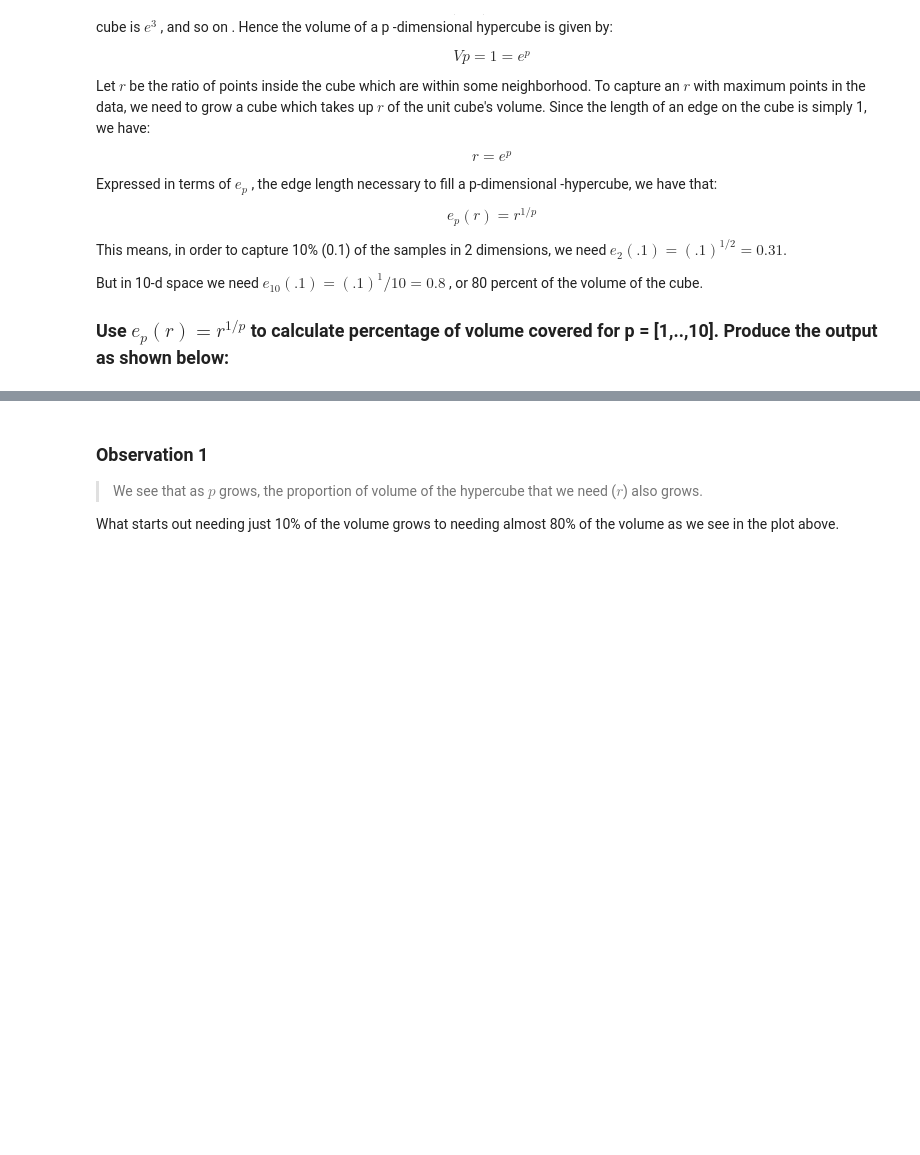
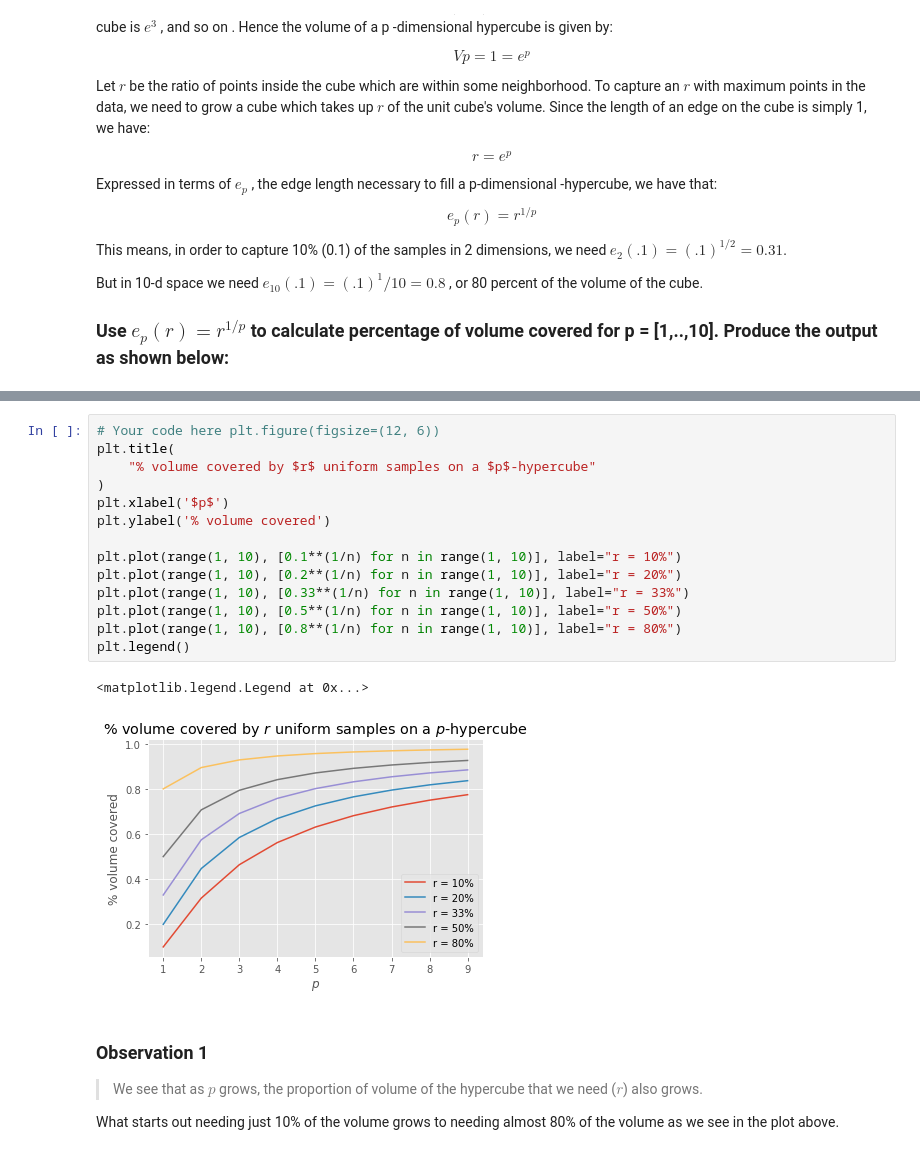
Before and after one commit to AlludedCrabb/dsc-3-34-03-curse-of-dimensionality-simulation-lab-seattle-ds-career-040119, a Jupyter notebook: index.ipynb, the cells around one changed output, grey strips where cells are left out. Cells and saved outputs as stored; diff of their text form; blank space fills up the shorter version.

```diff
--- a/index.ipynb
+++ b/index.ipynb
@@ -81,3 +76,20 @@ But in 10-d space we need $e_10(.1)=(.1)^1/10=0.8$ , or 80 percent of the volume
+# %%
+# Your code here plt.figure(figsize=(12, 6))
+plt.title(
+    "% volume covered by $r$ uniform samples on a $p$-hypercube"
+)
+plt.xlabel('$p$')
+plt.ylabel('% volume covered')
+
+plt.plot(range(1, 10), [0.1**(1/n) for n in range(1, 10)], label="r = 10%")
+plt.plot(range(1, 10), [0.2**(1/n) for n in range(1, 10)], label="r = 20%")
+plt.plot(range(1, 10), [0.33**(1/n) for n in range(1, 10)], label="r = 33%")
+plt.plot(range(1, 10), [0.5**(1/n) for n in range(1, 10)], label="r = 50%")
+plt.plot(range(1, 10), [0.8**(1/n) for n in range(1, 10)], label="r = 80%")
+plt.legend()
+# %% [output]
+<matplotlib.legend.Legend at 0x...>
+[figure, added]
 # %% [markdown]
 ### Observation 1
 > We see that as   $p$  grows, the proportion of volume of the hypercube that we need ($r$) also grows.
```
Also changed, not shown: parts of 1 cell of this notebook.
